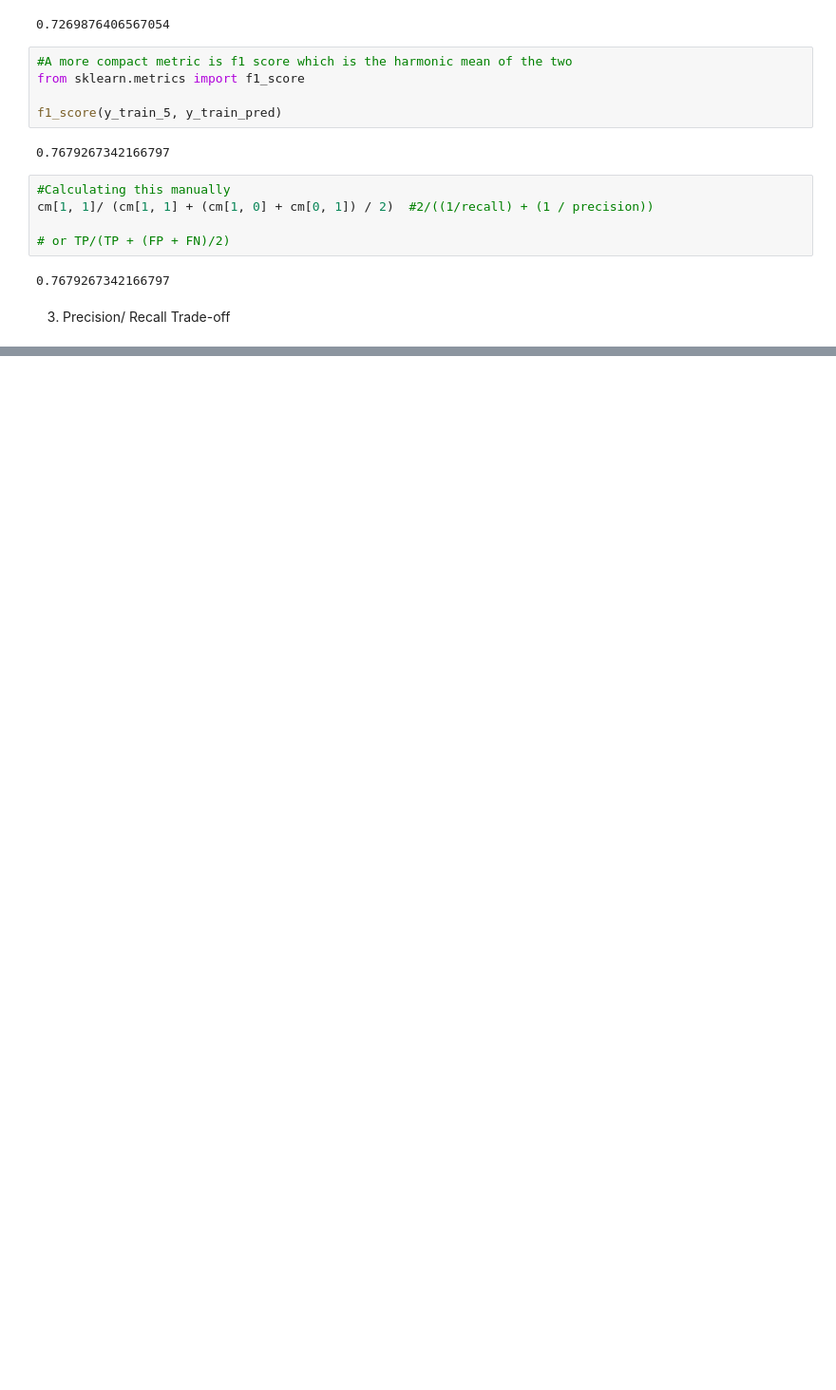
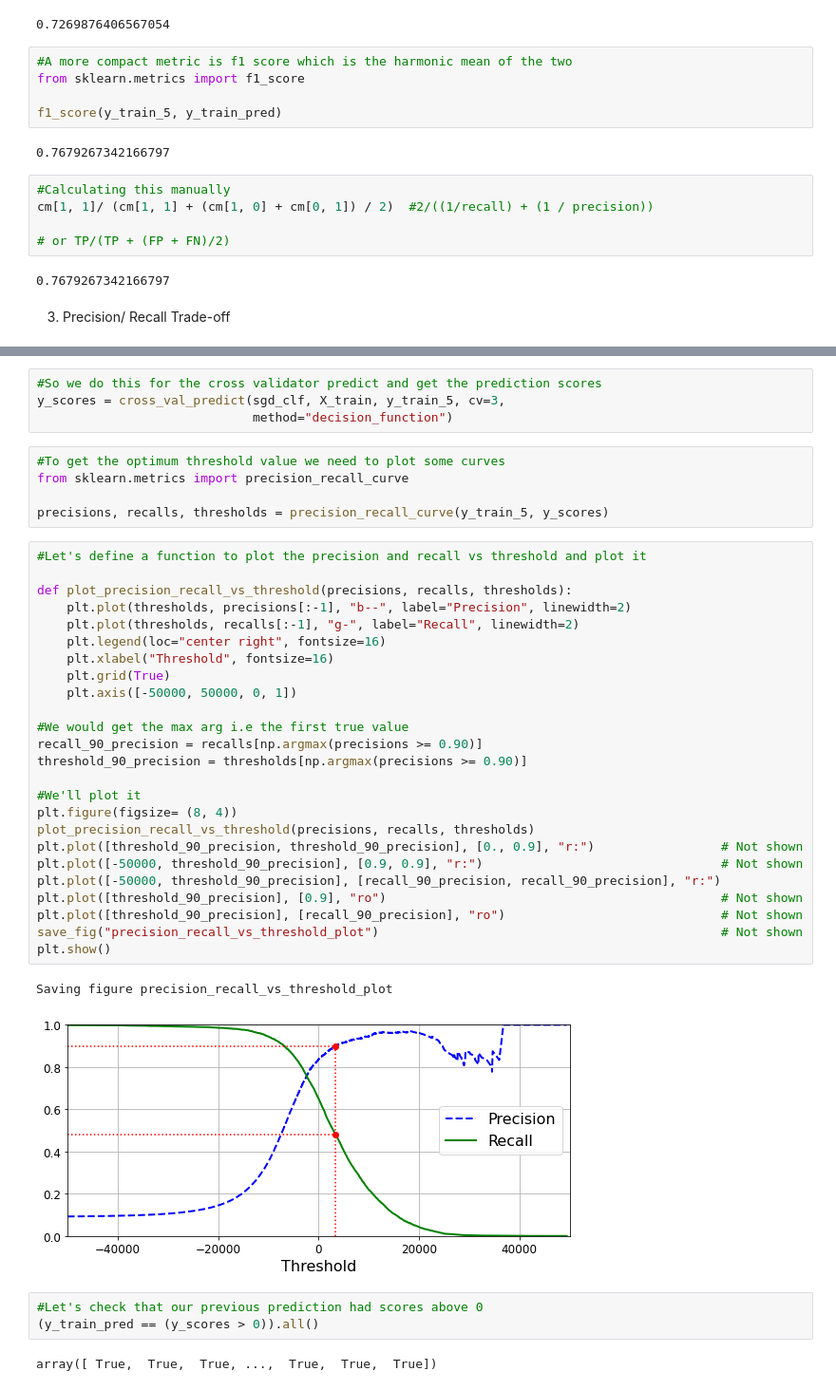
Before and after one commit to uzoochogu/Machine-Learning-Projects, a Jupyter notebook: mnist-digits-classification/mnist_dataset_classifcation.ipynb, the cells around one changed output, grey strips where cells are left out. Shown: that part at 95% size. Saved outputs shown, nothing was run; the diff lists cells and outputs as text; blank space fills up the shorter version.

Commit message:
Precision-Recall tradeoff to the binary class

```diff
--- a/mnist-digits-classification/mnist_dataset_classifcation.ipynb
+++ b/mnist-digits-classification/mnist_dataset_classifcation.ipynb
@@ -305,0 +319,42 @@ cm[1, 1]/ (cm[1, 1] + (cm[1, 0] + cm[0, 1]) / 2)  #2/((1/recall) + (1 / precisio
+# %%
+#So we do this for the cross validator predict and get the prediction scores
+y_scores = cross_val_predict(sgd_clf, X_train, y_train_5, cv=3,
+                             method="decision_function")
+# %%
+#To get the optimum threshold value we need to plot some curves
+from sklearn.metrics import precision_recall_curve
+
+precisions, recalls, thresholds = precision_recall_curve(y_train_5, y_scores)
+# %%
+#Let's define a function to plot the precision and recall vs threshold and plot it
+
+def plot_precision_recall_vs_threshold(precisions, recalls, thresholds):
+    plt.plot(thresholds, precisions[:-1], "b--", label="Precision", linewidth=2)
+    plt.plot(thresholds, recalls[:-1], "g-", label="Recall", linewidth=2)
+    plt.legend(loc="center right", fontsize=16)
+    plt.xlabel("Threshold", fontsize=16)
+    plt.grid(True)
+    plt.axis([-50000, 50000, 0, 1])
+
+#We would get the max arg i.e the first true value
+recall_90_precision = recalls[np.argmax(precisions >= 0.90)]
+threshold_90_precision = thresholds[np.argmax(precisions >= 0.90)]
+
+#We'll plot it
+plt.figure(figsize= (8, 4))
+plot_precision_recall_vs_threshold(precisions, recalls, thresholds)
+plt.plot([threshold_90_precision, threshold_90_precision], [0., 0.9], "r:")                 # Not shown
+plt.plot([-50000, threshold_90_precision], [0.9, 0.9], "r:")                                # Not shown
+plt.plot([-50000, threshold_90_precision], [recall_90_precision, recall_90_precision], "r:")
+plt.plot([threshold_90_precision], [0.9], "ro")                                             # Not shown
+plt.plot([threshold_90_precision], [recall_90_precision], "ro")                             # Not shown
+save_fig("precision_recall_vs_threshold_plot")                                              # Not shown
+plt.show()
+# %% [output]
+Saving figure precision_recall_vs_threshold_plot
+[figure, added]
+# %%
+#Let's check that our previous prediction had scores above 0
+(y_train_pred == (y_scores > 0)).all()
+# %% [output]
+array([ True,  True,  True, ...,  True,  True,  True])
```
Also changed, not shown: parts of 9 cells of this notebook, 2 other files.
